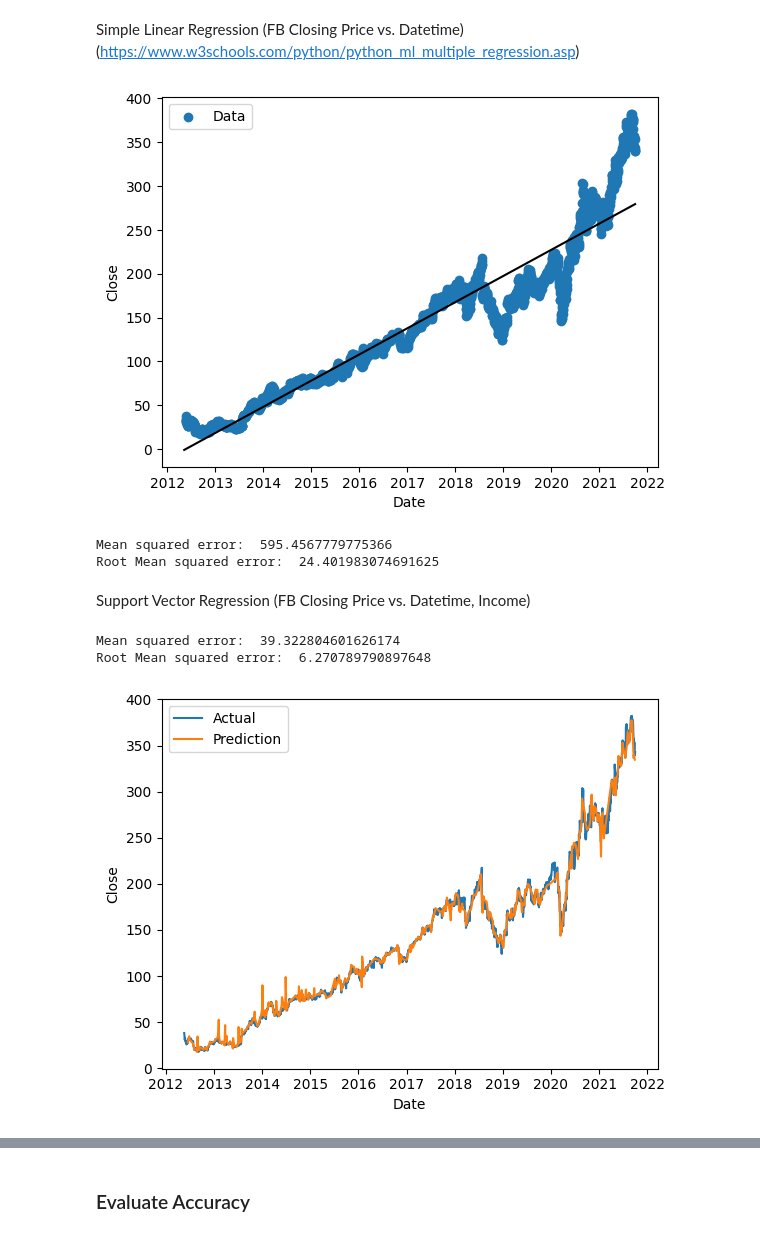
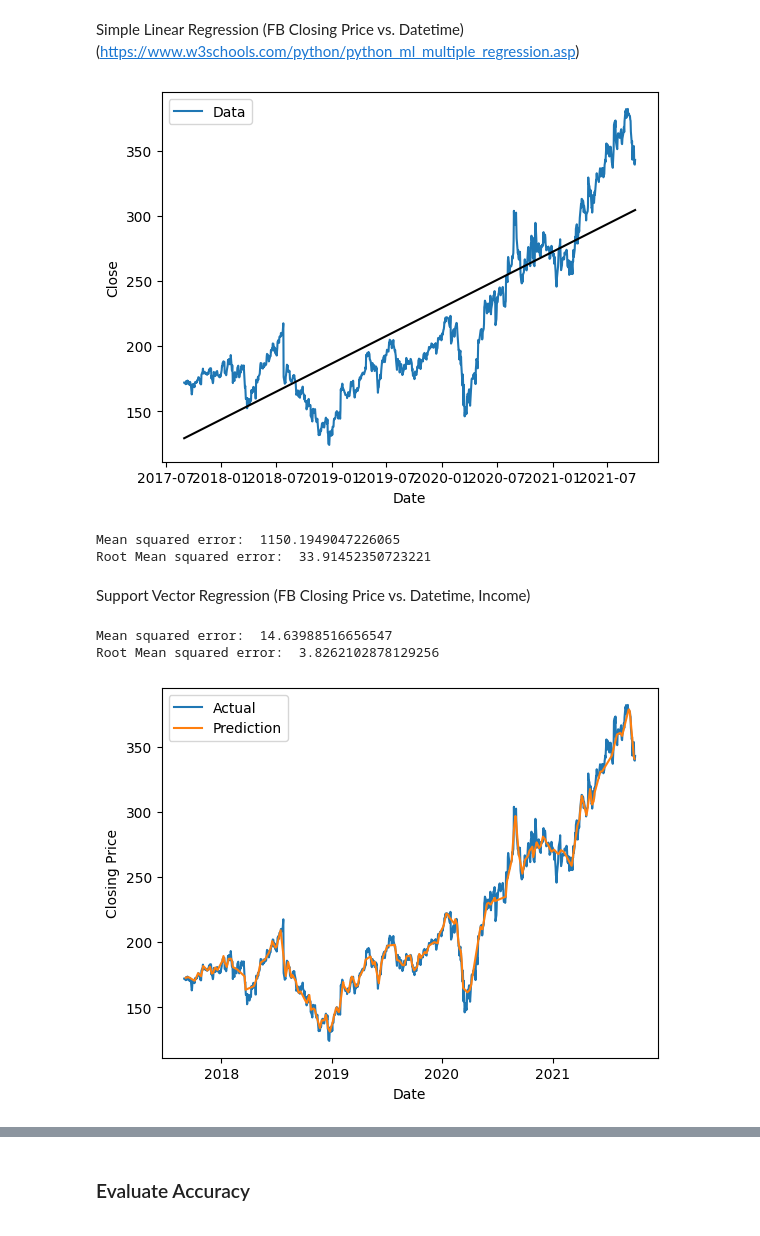
Before and after one commit to duckgrammer/Facebook-Stocks-ML, a Jupyter notebook: Facebook Stocks.ipynb, the cells around one changed output, grey strips where cells are left out. Cells and saved outputs as stored; diff of their text form; code cells hidden in the pictures.

```diff
--- a/Facebook Stocks.ipynb
+++ b/Facebook Stocks.ipynb
@@ -39,4 +43,5 @@ copanies = ['TWTR', 'SNAP'] # Twitter, Snapchat
 for company in copanies:
     company_df = sm_dataframe[sm_dataframe['Symbol']==company]
     temp = pd.merge_asof(FB_dataframe, company_df, on='Date', tolerance=pd.Timedelta('7 days'))
-    FB_dataframe[company+' Close'] = temp['Close_x']
+    FB_dataframe[company+' Close'] = temp['Close_y']
+FB_dataframe
@@ -50,9 +69,9 @@ google_dataframe['Date'] = pd.to_datetime(google_dataframe['Date'])
 
 # Add Apple and Google Stocks to Main FB_dataframe
 temp = pd.merge_asof(FB_dataframe, apple_dataframe, on='Date', direction='nearest', tolerance=pd.Timedelta('7 days'))
-FB_dataframe['Apple Close'] = temp['Close_x']
+FB_dataframe['Apple Close'] = temp['Close_y']
 temp = pd.merge_asof(FB_dataframe, google_dataframe, on='Date', direction='nearest', tolerance=pd.Timedelta('7 days'))
-FB_dataframe['Google Close'] = temp['Close_x']
+FB_dataframe['Google Close'] = temp['Close_y']
 # %%
 # Facebook Net Income and Lobbying Expense
 # (https://www.statista.com/statistics/223289/facebooks-quarterly-net-income/?locale=en)
@@ -119,42 +136,44 @@ i.add_legend()
 Simple Linear Regression (FB Closing Price vs. Datetime)
 (https://www.w3schools.com/python/python_ml_multiple_regression.asp)
 # %%
-from sklearn import linear_model
-import datetime as dt
-
 # Split and Train Data
 X = FB_dataframe[['ordinal']]
 y = FB_dataframe['Close']
 X_train, X_test, y_train, y_test = train_test_split(X, y, test_size=0.2, random_state=42)
 
 regr = linear_model.LinearRegression()
 regr.fit(X_train.values, y_train.values)
 
 # plot data
+original_x = np.array([date.fromordinal(ordinal) for ordinal in X['ordinal'].values.flatten()])
+sort_index = np.argsort(X['ordinal'])
+original_x = original_x[sort_index]
+original_y = y.values[sort_index]
+
 fig, ax = plt.subplots()
-ax.scatter(FB_dataframe['Date'], FB_dataframe['Close'], label='Data')
+ax.plot(original_x, original_y, label='Data')
 ax.set_xlabel('Date')
 ax.set_ylabel('Close')
 ax.legend()
 
 # plot pred
-date_range = pd.date_range(start='2012-05-08', end='2021-10-01', freq='D')
+date_range = pd.date_range(start='2017-08-31', end='2021-10-01', freq='D')
 ordinal_range = date_range.to_series().apply(lambda date: date.toordinal())
 y_pred = regr.predict(ordinal_range.to_numpy().reshape(-1, 1))
 ax.plot(date_range, y_pred, color='k')
 
 plt.show()
 
 # Evaluate the performance of the model using mean squared error
 y_pred_test = regr.predict(X_test.values)
 mse = mean_squared_error(y_test, y_pred_test)
 rmse = np.sqrt(mse)
 print('Mean squared error: ', mse)
 print('Root Mean squared error: ', rmse)
 # %% [output]
-[figure, old version]
+[figure, new version]
-Mean squared error:  595.4567779775366
-Root Mean squared error:  24.401983074691625
+Mean squared error:  1150.1949047226065
+Root Mean squared error:  33.91452350723221
 # %% [markdown]
 Support Vector Regression (FB Closing Price vs. Datetime, Income)
 # %%
@@ -198,14 +222,13 @@ def SVR_predict_plot(X_train, X_test, y_train, y_test, svr):
 # Support Vector Machines (DateTime vs Closing Price)
 X = FB_dataframe[['ordinal']]
 y = FB_dataframe['Close']
-X_train, X_test, y_train, y_test = train_test_split(X, y, test_size=0.2, random_state=42)
 # Create SVR model
-svr = SVR(kernel='rbf', C=1e3, gamma=0.1)
+svr = SVR(kernel='rbf', C=100, gamma=0.01)
 # Predict and Plot
-SVR_predict_plot(X_train, X_test, y_train, y_test, svr)
+SVR_predict_plot(X, y)
 # %% [output]
-Mean squared error:  39.322804601626174
-Root Mean squared error:  6.270789790897648
+Mean squared error:  14.63988516656547
+Root Mean squared error:  3.8262102878129256
-[figure, old version]
+[figure, new version]
 # %%
 # Support Vector Machines (DateTime, Net Income vs Closing Price)
```
Also changed, not shown: parts of 8 cells of this notebook.
